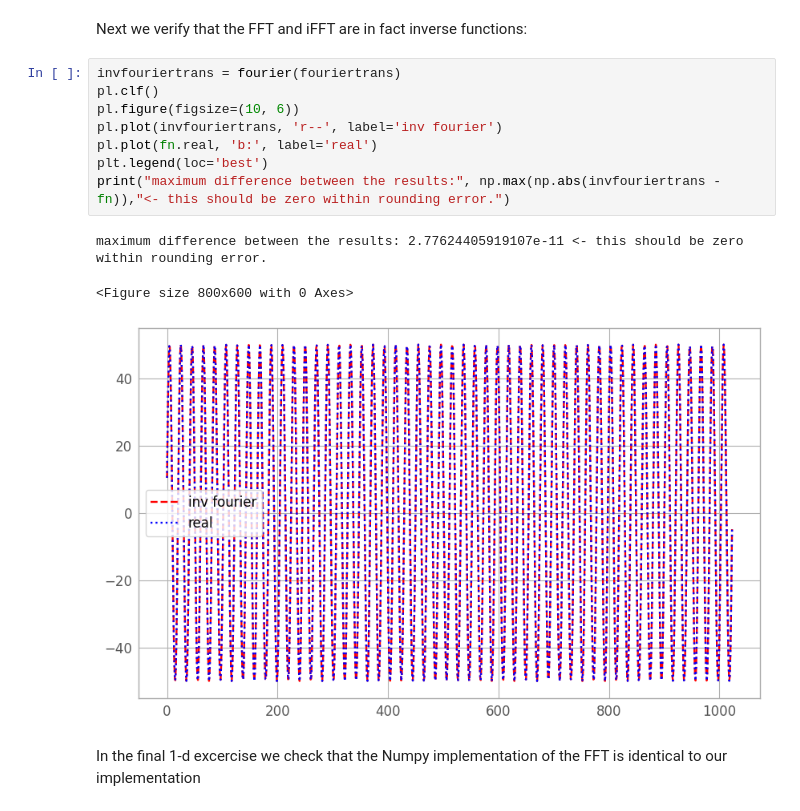
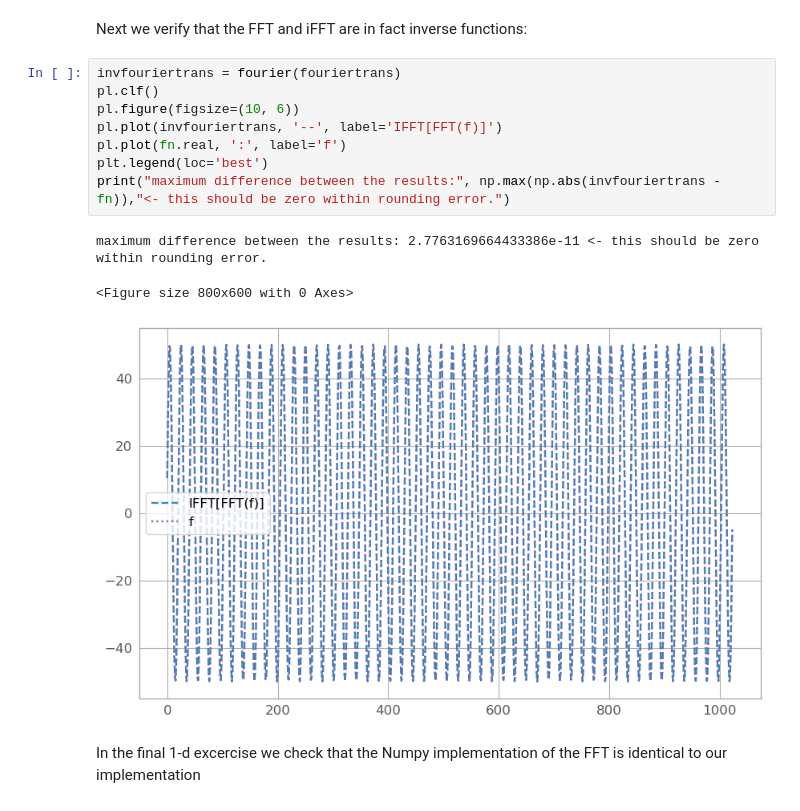
Before and after one commit to giuspugl/astrophysics_lab, a Jupyter notebook: lesson3/FFTs.ipynb, the cells around one changed output. Saved outputs shown, nothing was run; the diff lists cells and outputs as text.

```diff
--- a/lesson3/FFTs.ipynb
+++ b/lesson3/FFTs.ipynb
@@ -186,15 +205,15 @@ Next we verify that the FFT and iFFT are in fact inverse functions:
 # %%
 invfouriertrans = fourier(fouriertrans)
 pl.clf()
 pl.figure(figsize=(10, 6))
-pl.plot(invfouriertrans, 'r--', label='inv fourier')
-pl.plot(fn.real, 'b:', label='real')
+pl.plot(invfouriertrans, '--', label='IFFT[FFT(f)]')
+pl.plot(fn.real, ':', label='f')
 plt.legend(loc='best')
 print("maximum difference between the results:", np.max(np.abs(invfouriertrans - fn)),"<- this should be zero within rounding error.")
 # %% [output]
-maximum difference between the results: 2.77624405919107e-11 <- this should be zero within rounding error.
+maximum difference between the results: 2.7763169664433386e-11 <- this should be zero within rounding error.
 <Figure size 800x600 with 0 Axes>
-[figure, old version]
+[figure, new version]
 # %% [markdown]
 In the final 1-d excercise we check that the Numpy implementation of the FFT is identical to our implementation
 # %%
```
Also changed, not shown: parts of 32 cells of this notebook, 1 other file.
